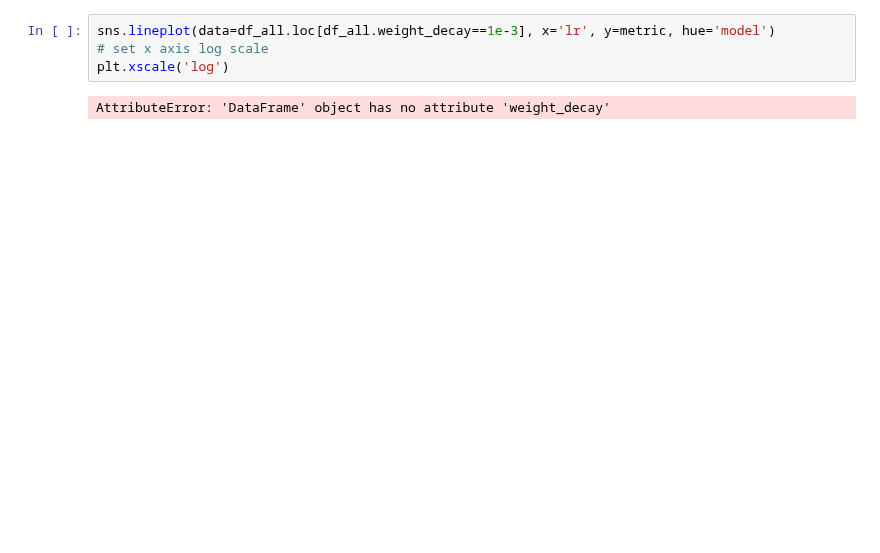
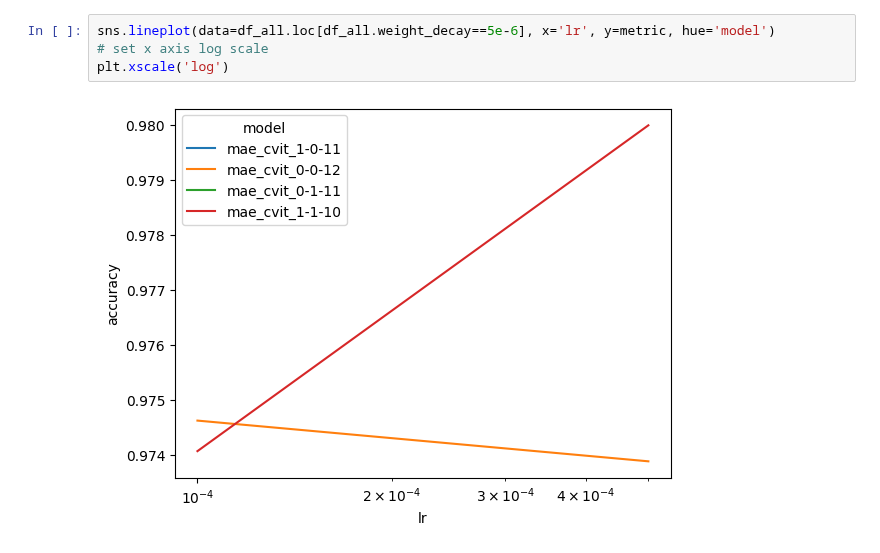
Before and after one commit to uiuctml/GeospatialFM, a Jupyter notebook: collect_results.ipynb, the cells around one changed output. Saved outputs shown, nothing was run; the diff lists cells and outputs as text; blank space fills up the shorter version.

```diff
--- a/collect_results.ipynb
+++ b/collect_results.ipynb
@@ -39,8 +64,8 @@ df_all
 # %%
-sns.lineplot(data=df_all.loc[df_all.weight_decay==1e-3], x='lr', y=metric, hue='model')
+sns.lineplot(data=df_all.loc[df_all.weight_decay==5e-6], x='lr', y=metric, hue='model')
 # set x axis log scale
 plt.xscale('log')
 # %% [output]
-AttributeError: 'DataFrame' object has no attribute 'weight_decay'
+[figure, added]
 # %%
 df_all = pd.DataFrame()
```
Also changed, not shown: parts of 6 cells of this notebook, 5 other files.
